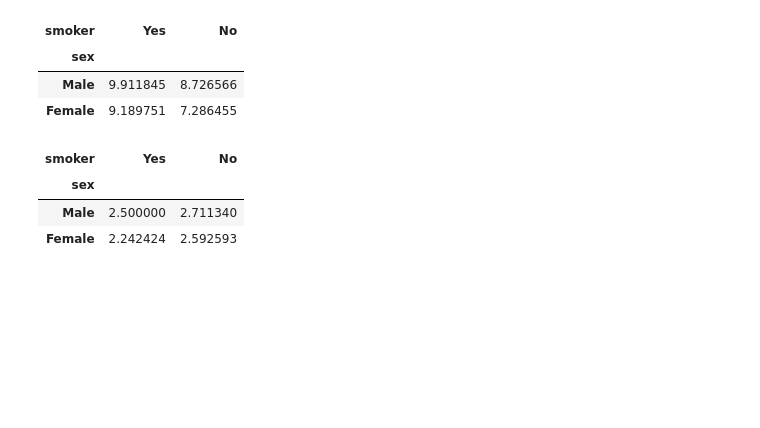
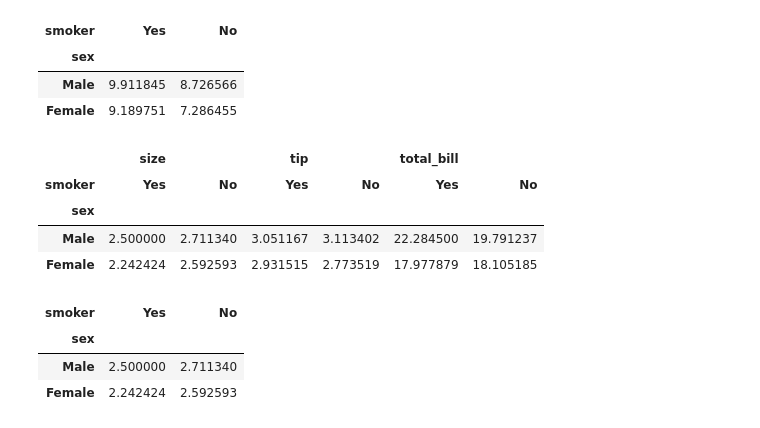
Before and after one commit to Pritush09/Pandas-and-its-functions-detailed, a Jupyter notebook: Session_21_multiindex_objects.ipynb, the cells around one changed output. Drawn from its saved outputs; the diff is of its cells as text; code cells hidden in the pictures; blank space fills up the shorter version.

```diff
--- a/Session_21_multiindex_objects.ipynb
+++ b/Session_21_multiindex_objects.ipynb
@@ -637,6 +656,14 @@ df.pivot_table(index='sex',columns='smoker',values='total_bill',aggfunc='std')
 | sex |  |  |
 | Male | 9.911845 | 8.726566 |
 | Female | 9.189751 | 7.286455 |
+# %%
+df.pivot_table(index='sex',columns='smoker')
+# %% [output]
+|  | size |  | tip |  | total_bill |  |
+| smoker | Yes | No | Yes | No | Yes | No |
+| sex |  |  |  |  |  |  |
+| Male | 2.500000 | 2.711340 | 3.051167 | 3.113402 | 22.284500 | 19.791237 |
+| Female | 2.242424 | 2.592593 | 2.931515 | 2.773519 | 17.977879 | 18.105185 |
 # %%
 # all cols together
 df.pivot_table(index='sex',columns='smoker')['size']
```
Also changed, not shown: parts of 3 cells of this notebook.
